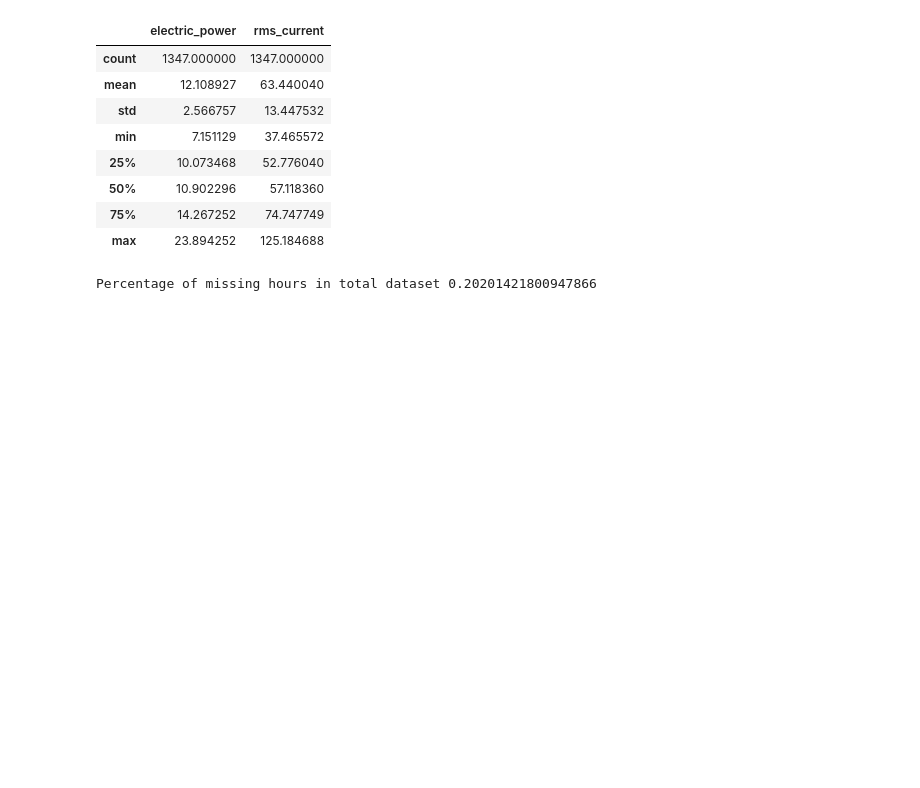
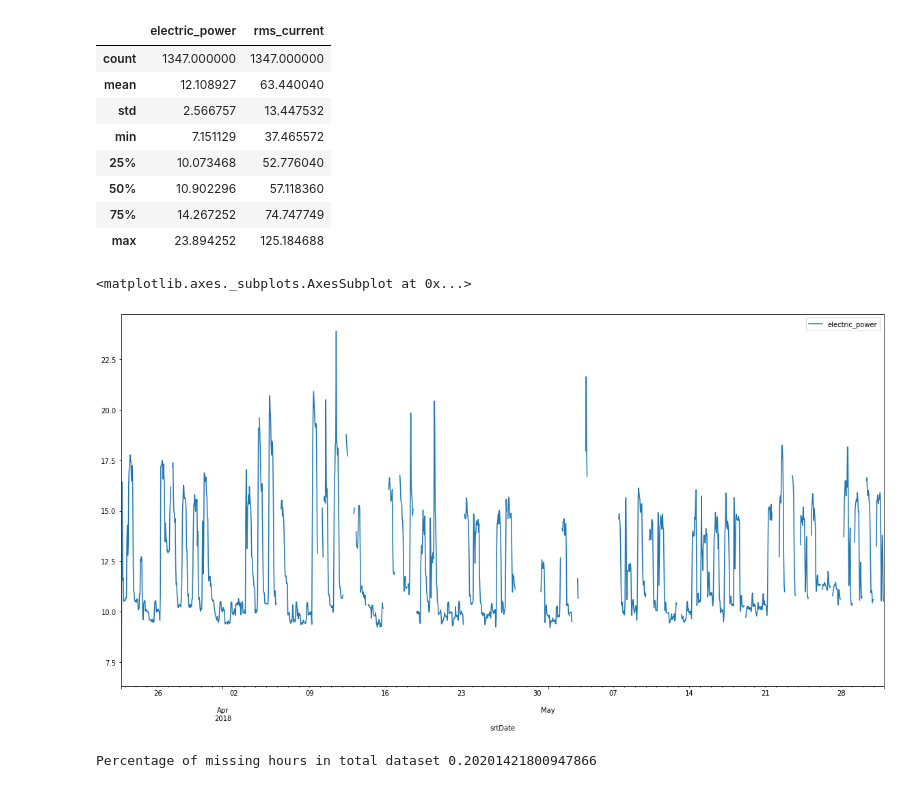
Before and after one commit to Anacron-sec/enterprise-data-analytics-project, a Jupyter notebook: notebooks/Exploratory Data Analysis and feature engineering for powerelectricity dataset.ipynb, the cells around one changed output. Drawn from its saved outputs; the diff is of its cells as text; code cells hidden in the pictures; blank space fills up the shorter version.

```diff
--- a/notebooks/Exploratory Data Analysis and feature engineering for powerelectricity dataset.ipynb
+++ b/notebooks/Exploratory Data Analysis and feature engineering for powerelectricity dataset.ipynb
@@ -210,7 +216,10 @@ pe_df_hourly.describe()
 | 75% | 14.267252 | 74.747749 |
 | max | 23.894252 | 125.184688 |
 # %%
-#pe_df_hourly.plot(y=['electric_power'],figsize=(20,10))
+pe_df_hourly.plot(y=['electric_power'],figsize=(20,10))
+# %% [output]
+<matplotlib.axes._subplots.AxesSubplot at 0x...>
+[figure, added]
 # %%
 nans = lambda df: df[df.isnull().any(axis=1)]
 null_values = nans(pe_df_hourly)
```
Also changed, not shown: parts of 6 cells of this notebook, 2 other files.
